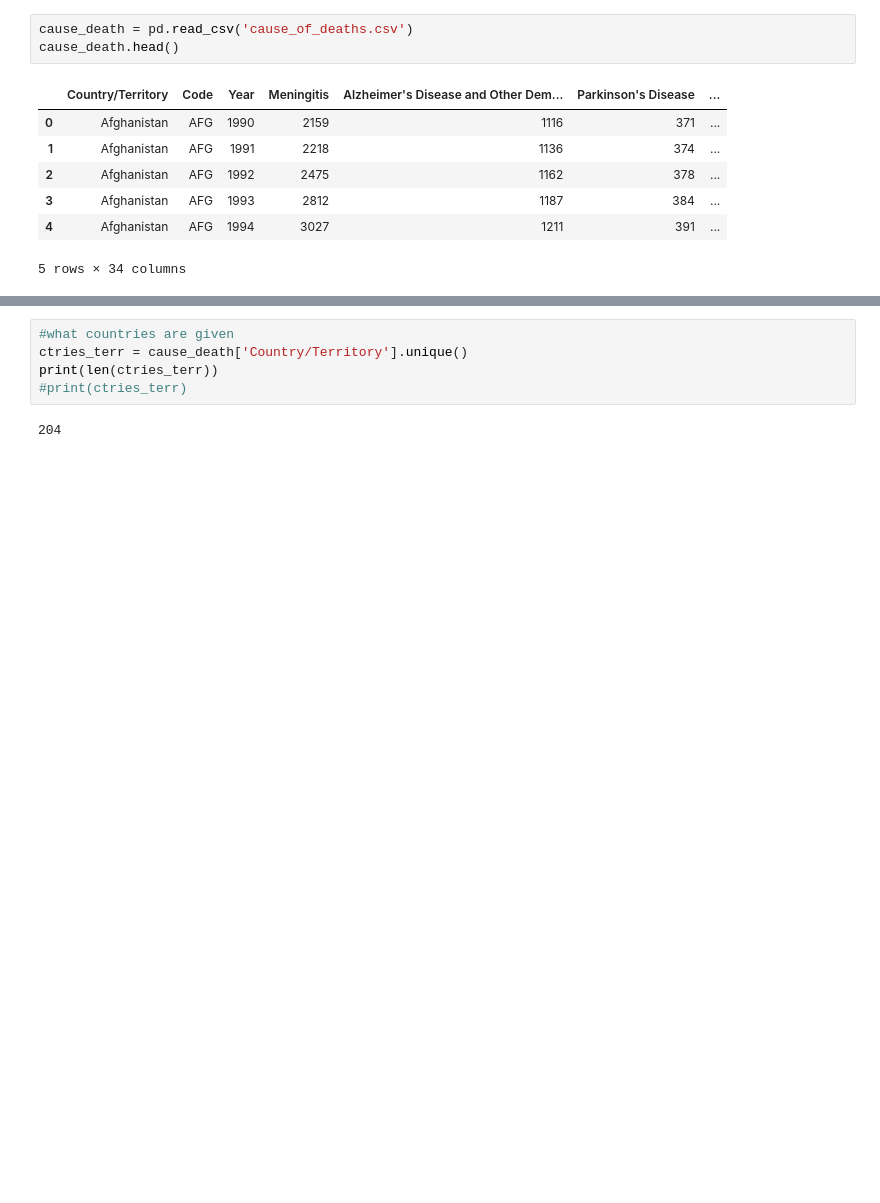
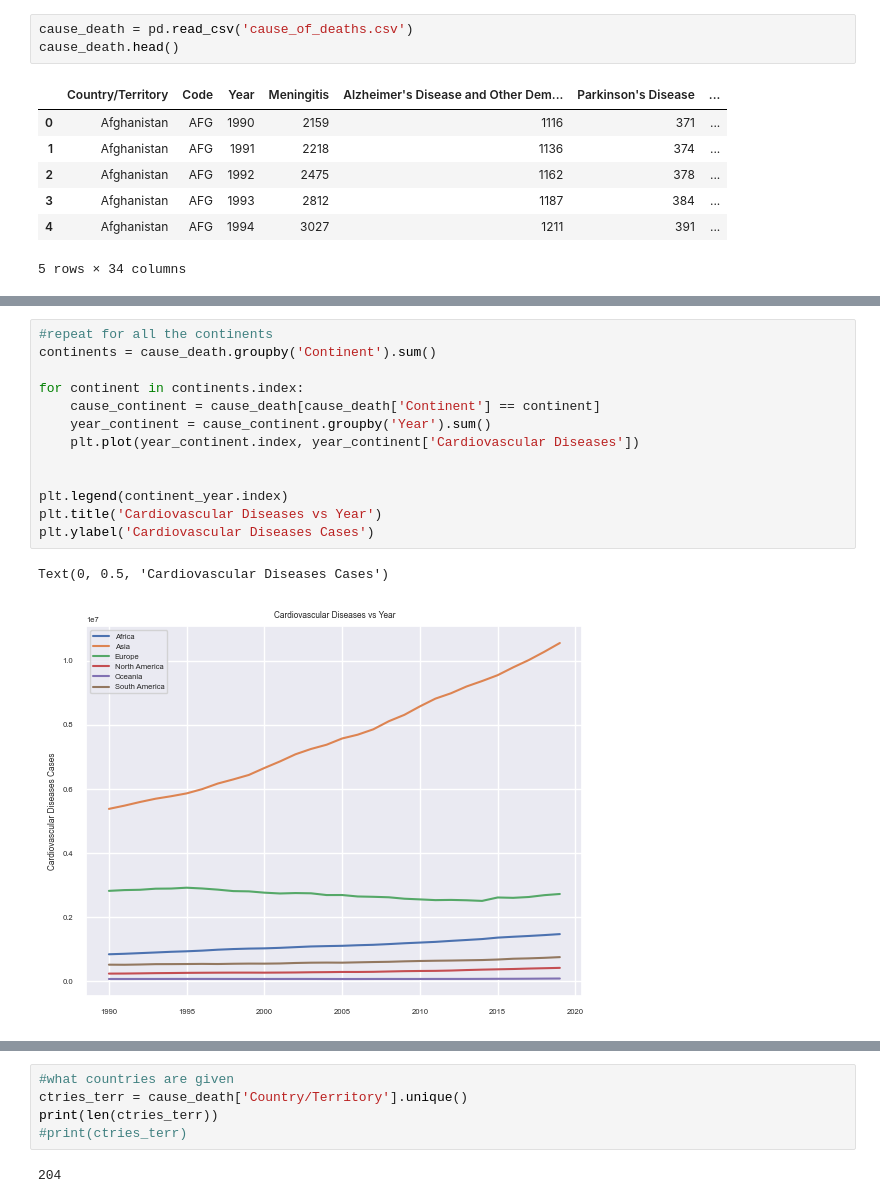
Before and after one commit to apanthari/project_1_group, a Jupyter notebook: exploration.ipynb, the cells around one changed output, grey strips where cells are left out. Saved outputs shown, nothing was run; the diff lists cells and outputs as text; blank space fills up the shorter version.

```diff
--- a/exploration.ipynb
+++ b/exploration.ipynb
@@ -15,0 +178,16 @@ cause_death.head()
+# %%
+#repeat for all the continents
+continents = cause_death.groupby('Continent').sum()
+
+for continent in continents.index:
+    cause_continent = cause_death[cause_death['Continent'] == continent]
+    year_continent = cause_continent.groupby('Year').sum()
+    plt.plot(year_continent.index, year_continent['Cardiovascular Diseases'])
+
+
+plt.legend(continent_year.index)
+plt.title('Cardiovascular Diseases vs Year')
+plt.ylabel('Cardiovascular Diseases Cases')
+# %% [output]
+Text(0, 0.5, 'Cardiovascular Diseases Cases')
+[figure, added]
```
Also changed, not shown: parts of 21 cells of this notebook.
